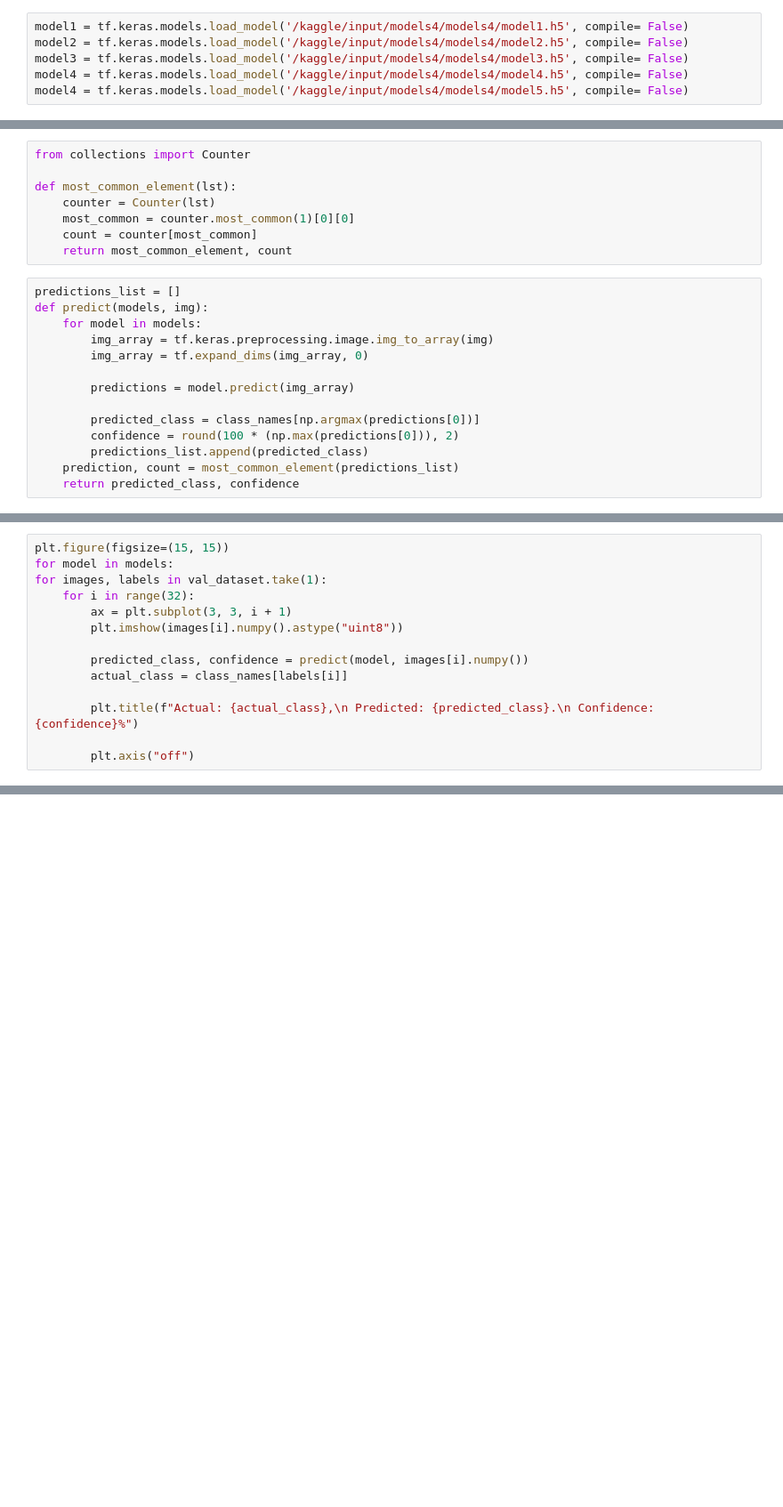
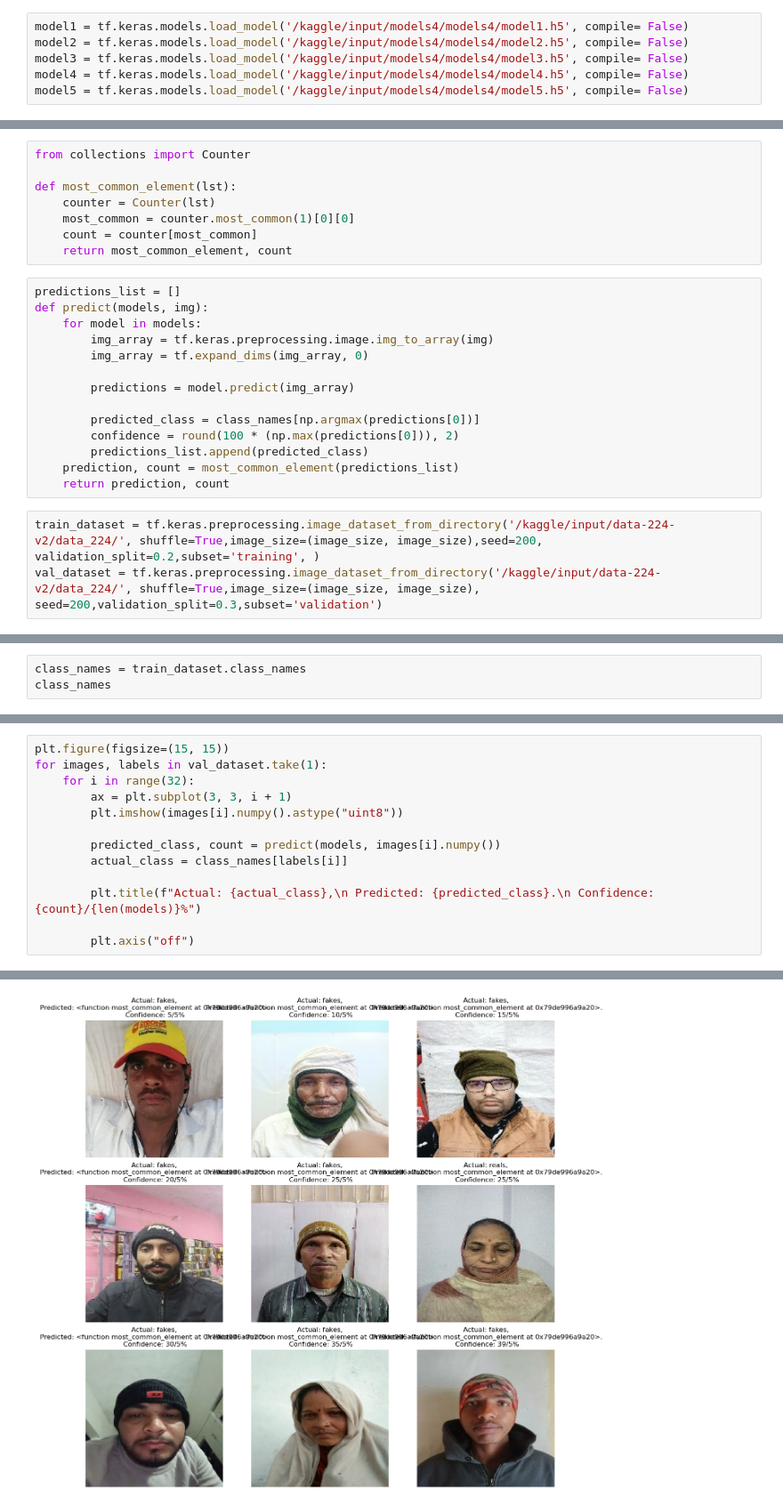
Before and after one commit to nuthankumar1994/Airline-india-, a Jupyter notebook: face-final-dataset.ipynb, the cells around one changed output, grey strips where cells are left out. Shown at 89% size. Drawn from its saved outputs; the diff is of its cells as text; blank space fills up the shorter version.

Commit message:
Kaggle Notebook | Face_final_dataset | Version 4

```diff
--- a/face-final-dataset.ipynb
+++ b/face-final-dataset.ipynb
@@ -42,7 +47,7 @@ model1 = tf.keras.models.load_model('/kaggle/input/models4/models4/model1.h5', c
 model2 = tf.keras.models.load_model('/kaggle/input/models4/models4/model2.h5', compile= False)
 model3 = tf.keras.models.load_model('/kaggle/input/models4/models4/model3.h5', compile= False)
 model4 = tf.keras.models.load_model('/kaggle/input/models4/models4/model4.h5', compile= False)
-model4 = tf.keras.models.load_model('/kaggle/input/models4/models4/model5.h5', compile= False)
+model5 = tf.keras.models.load_model('/kaggle/input/models4/models4/model5.h5', compile= False)
 # %%
 models = [model1,model2,model3,model4,model5]
 # %%
@@ -66,4 +71,7 @@ def predict(models, img):
         confidence = round(100 * (np.max(predictions[0])), 2)
         predictions_list.append(predicted_class)
     prediction, count = most_common_element(predictions_list)
-    return predicted_class, confidence
+    return prediction, count
+# %%
+train_dataset = tf.keras.preprocessing.image_dataset_from_directory('/kaggle/input/data-224-v2/data_224/', shuffle=True,image_size=(image_size, image_size),seed=200, validation_split=0.2,subset='training', )
+val_dataset = tf.keras.preprocessing.image_dataset_from_directory('/kaggle/input/data-224-v2/data_224/', shuffle=True,image_size=(image_size, image_size), seed=200,validation_split=0.3,subset='validation')
@@ -69,0 +83,3 @@ def predict(models, img):
+# %%
+class_names = train_dataset.class_names
+class_names
@@ -70,14 +88,14 @@ def predict(models, img):
 # %%
 plt.figure(figsize=(15, 15))
-for model in models:
 for images, labels in val_dataset.take(1):
     for i in range(32):
         ax = plt.subplot(3, 3, i + 1)
         plt.imshow(images[i].numpy().astype("uint8"))
 
-        predicted_class, confidence = predict(model, images[i].numpy())
+        predicted_class, count = predict(models, images[i].numpy())
         actual_class = class_names[labels[i]]
 
-        plt.title(f"Actual: {actual_class},\n Predicted: {predicted_class}.\n Confidence: {confidence}%")
+        plt.title(f"Actual: {actual_class},\n Predicted: {predicted_class}.\n Confidence: {count}/{len(models)}%")
 
         plt.axis("off")
+# %% [output]
@@ -83,0 +120 @@ for images, labels in val_dataset.take(1):
+[figure, added]
```
Also changed, not shown: parts of 4 cells of this notebook.
